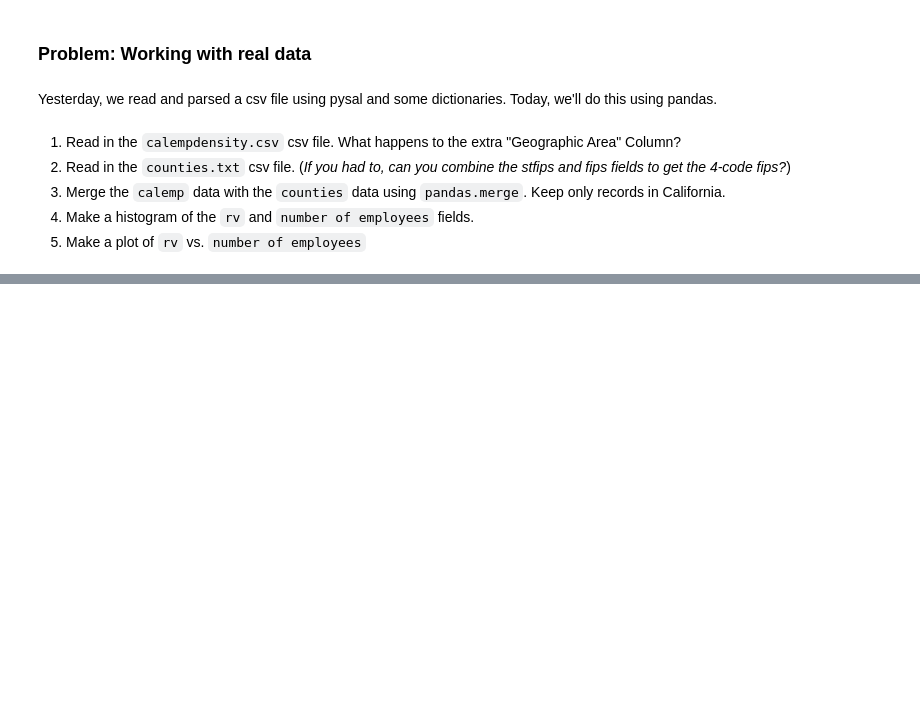
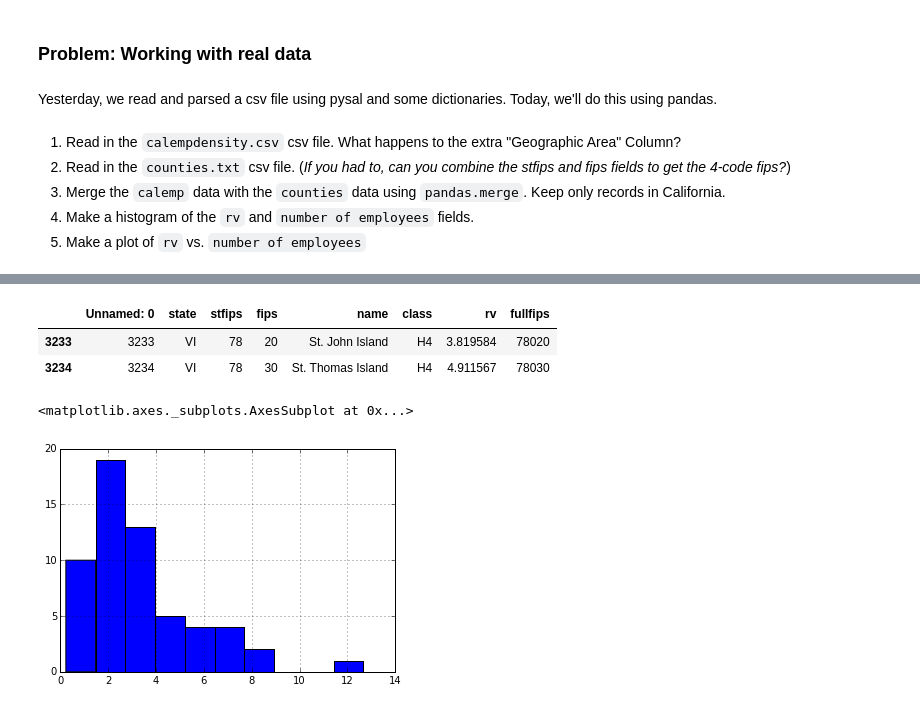
Before and after one commit to ljwolf/tutorials, a Jupyter notebook: intropy1/01.ipynb, the cells around one changed output, grey strips where cells are left out. Saved outputs shown, nothing was run; the diff lists cells and outputs as text; code cells hidden in the pictures; blank space fills up the shorter version.

```diff
--- a/intropy1/01.ipynb
+++ b/intropy1/01.ipynb
@@ -191,0 +198,6 @@ counties = pandas.read_csv('counties.txt')
+# %%
+counties.tail(2)
+# %% [output]
+|  | Unnamed: 0 | state | stfips | fips | name | class | rv | fullfips |
+| 3233 | 3233 | VI | 78 | 20 | St. John Island | H4 | 3.819584 | 78020 |
+| 3234 | 3234 | VI | 78 | 30 | St. Thomas Island | H4 | 4.911567 | 78030 |
@@ -191,0 +206,7 @@ counties = pandas.read_csv('counties.txt')
+# %%
+newframe = pandas.merge(data, counties, left_on="Geographic Area.1", right_on="fullfips")
+# %%
+newframe['rv'].hist()
+# %% [output]
+<matplotlib.axes._subplots.AxesSubplot at 0x...>
+[figure, added]
```
Also changed, not shown: parts of 2 cells of this notebook, 1 other file.
